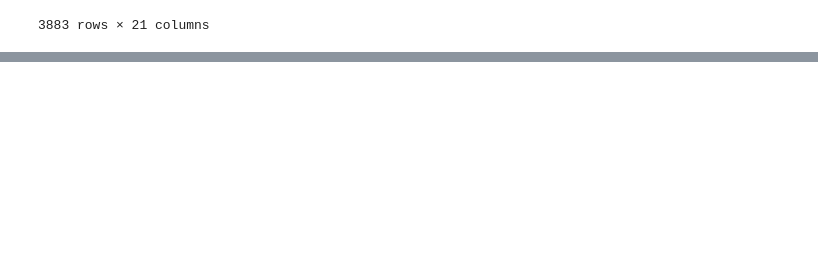
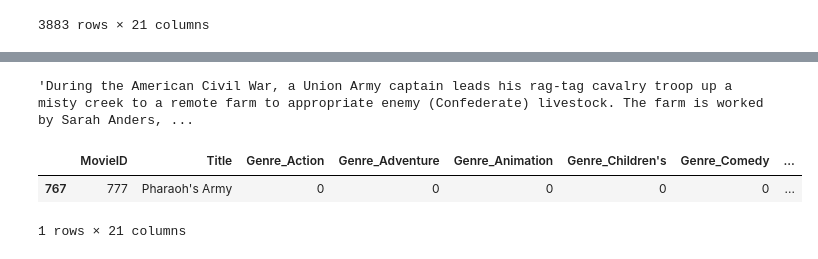
Before and after one commit to VyLeet/recommender-systems-project, a Jupyter notebook: notebooks/exploratory_data_analysis.ipynb, the cells around one changed output, grey strips where cells are left out. Saved outputs shown, nothing was run; the diff lists cells and outputs as text; code cells hidden in the pictures; blank space fills up the shorter version.

Commit message:
movie descriptions

```diff
--- a/notebooks/exploratory_data_analysis.ipynb
+++ b/notebooks/exploratory_data_analysis.ipynb
@@ -545,0 +646,10 @@ get_movie_data('tt0093996')
+# %%
+get_movie_data('tt0114122').get('description')
+# %% [output]
+'During the American Civil War, a Union Army captain leads his rag-tag cavalry troop up a misty creek to a remote farm to appropriate enemy (Confederate) livestock. The farm is worked by Sarah Anders, ...
+# %%
+movies_mod[movies_mod.MovieID == 777]
+# %% [output]
+|  | MovieID | Title | Genre_Action | Genre_Adventure | Genre_Animation | Genre_Children's | Genre_Comedy | ... |
+| 767 | 777 | Pharaoh's Army | 0 | 0 | 0 | 0 | 0 | ... |
+1 rows × 21 columns
```
Also changed, not shown: parts of 65 cells of this notebook, 1 other file.
